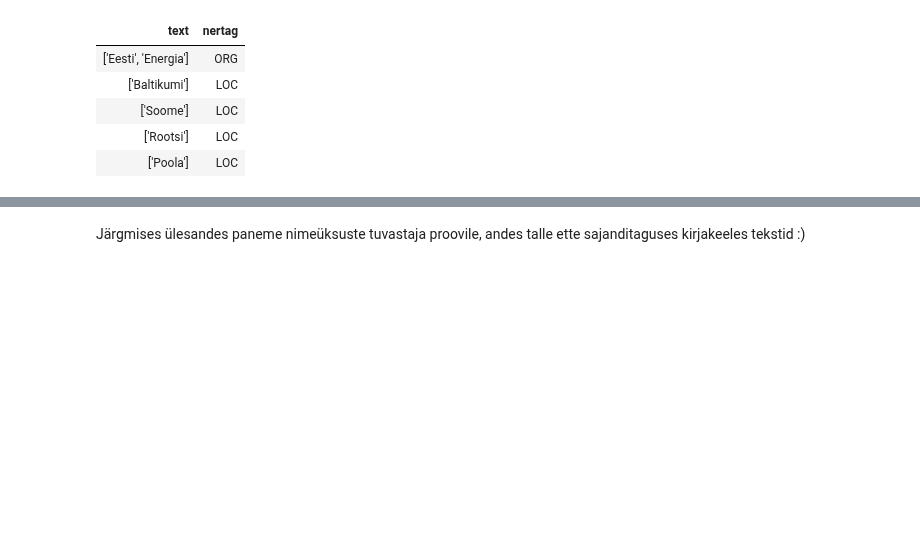
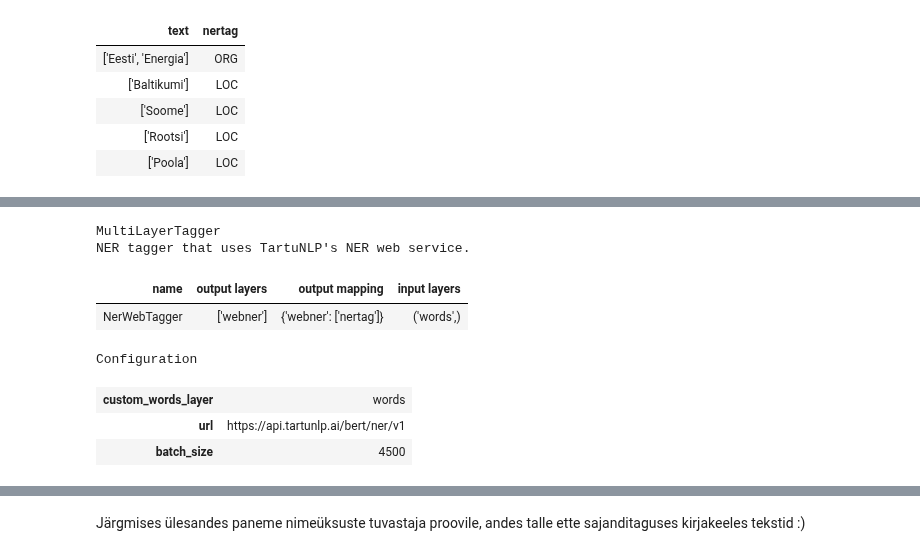
Before and after one commit to d009/EstNLP, a Jupyter notebook: Praktikum5/Praktikum_5.ipynb, the cells around one changed output, grey strips where cells are left out. Cells and saved outputs as stored; diff of their text form; code cells hidden in the pictures; blank space fills up the shorter version.

```diff
--- a/Praktikum5/Praktikum_5.ipynb
+++ b/Praktikum5/Praktikum_5.ipynb
@@ -376,0 +420,18 @@ Layer
+# %%
+from estnltk import Text
+from estnltk.web_taggers import NerWebTagger
+
+# Loome veebiteenust kasutava nimeüksuste tuvastaja
+ner_web_tagger = NerWebTagger()
+
+# Uurime märgendaja konfiguratsiooni
+ner_web_tagger
+# %% [output]
+MultiLayerTagger
+NER tagger that uses TartuNLP's NER web service.
+| name | output layers | output mapping | input layers |
+| NerWebTagger | ['webner'] | {'webner': ['nertag']} | ('words',) |
+Configuration
+| custom_words_layer | words |
+| url | https://api.tartunlp.ai/bert/ner/v1 |
+| batch_size | 4500 |
```
Also changed, not shown: parts of 17 cells of this notebook, 1 other file.
